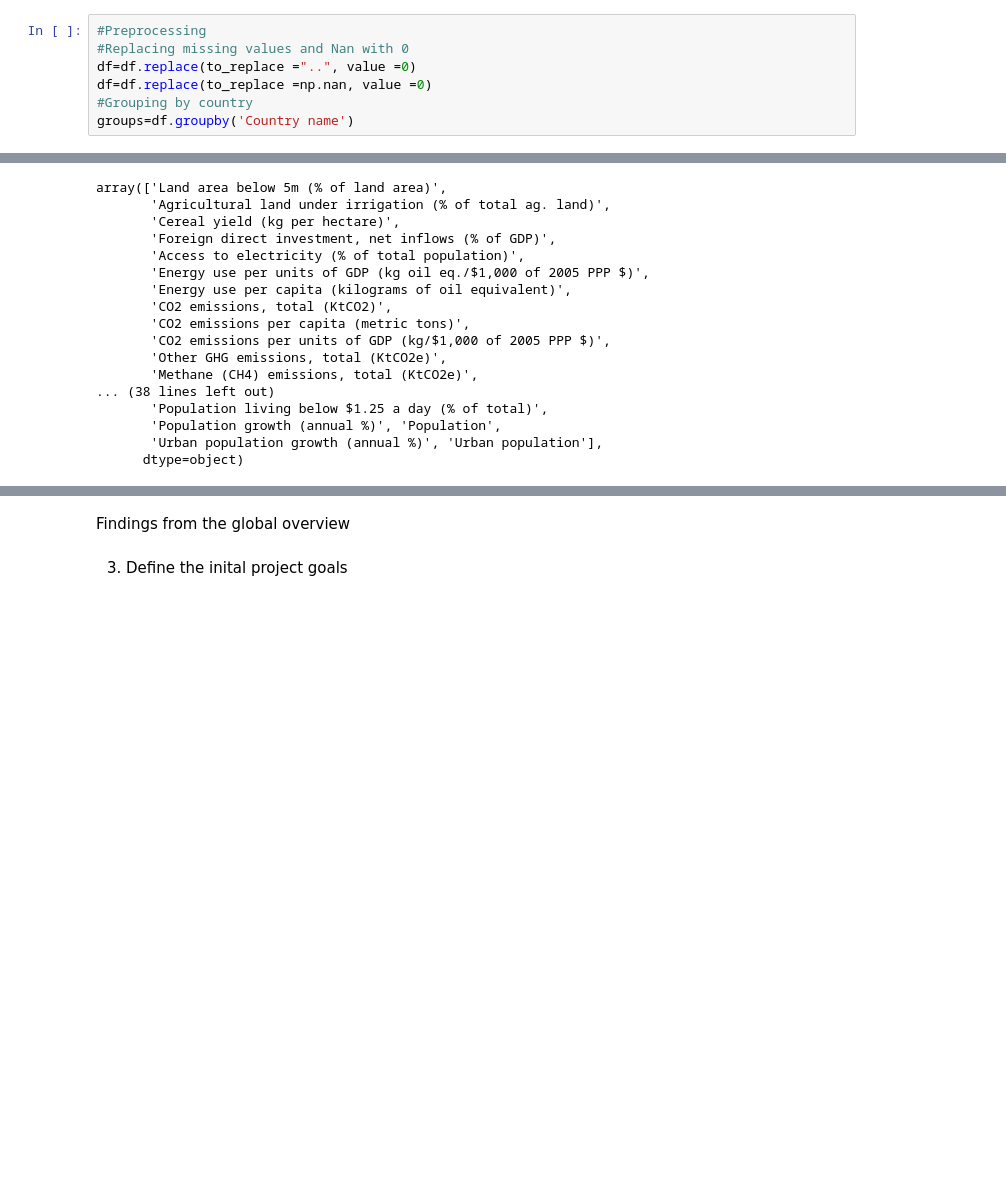
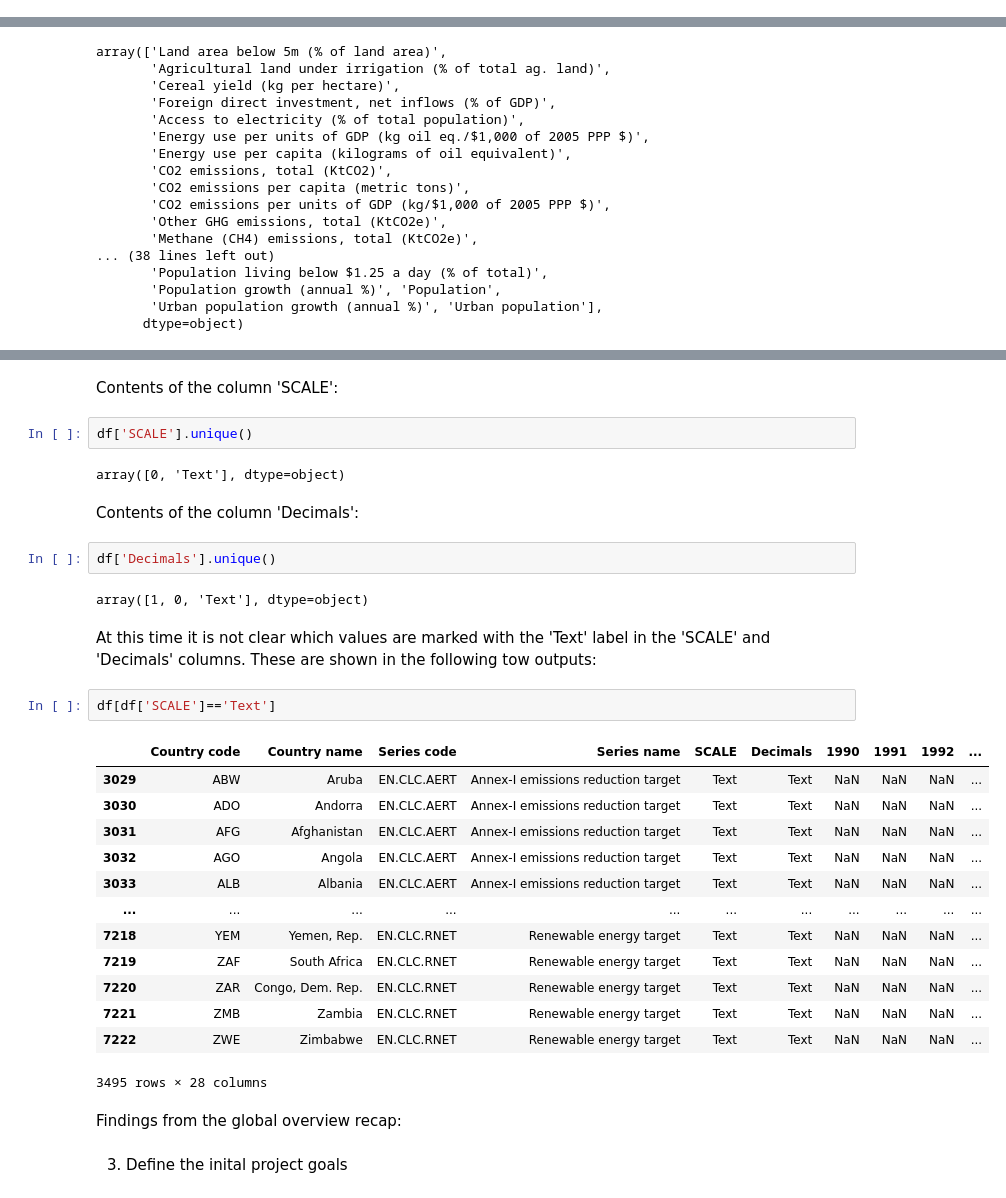
Before and after one commit to andreaPorrazzo/Porrazzo-Analysis-of-climate-change-and-its-potential-impacts, a Jupyter notebook: Porrazzo_Analysis_of_climate_change.ipynb, the cells around one changed output, grey strips where cells are left out. Saved outputs shown, nothing was run; the diff lists cells and outputs as text; blank space fills up the shorter version.

```diff
--- a/Porrazzo_Analysis_of_climate_change.ipynb
+++ b/Porrazzo_Analysis_of_climate_change.ipynb
@@ -39,13 +37,6 @@ The complete Climate Change Dataset is imported into a pandas DataFrame form the
 #read the data from the excel file to a pandas DataFrame
 data=pd.read_excel('/content/drive/MyDrive/Dataset/climate-change-excel.xls')
 df = pd.DataFrame(data)
-# %%
-#Preprocessing
-#Replacing missing values and Nan with 0
-df=df.replace(to_replace ="..", value =0)
-df=df.replace(to_replace =np.nan, value =0)
-#Grouping by country
-groups=df.groupby('Country name')
 # %% [markdown]
 2. Global data overview
 A global overview of the imported data yields the following insights:
@@ -118,4 +132,34 @@ array(['Land area below 5m (% of land area)',
+# %% [markdown]
+Contents of the column 'SCALE':
+# %%
+df['SCALE'].unique()
+# %% [output]
+array([0, 'Text'], dtype=object)
+# %% [markdown]
+Contents of the column 'Decimals':
+# %%
+df['Decimals'].unique()
+# %% [output]
+array([1, 0, 'Text'], dtype=object)
+# %% [markdown]
+At this time it is not clear which values are marked with the 'Text' label in the 'SCALE' and 'Decimals' columns. These are shown in the following tow outputs:
+# %%
+df[df['SCALE']=='Text']
+# %% [output]
+|  | Country code | Country name | Series code | Series name | SCALE | Decimals | 1990 | 1991 | 1992 | ... |
+| 3029 | ABW | Aruba | EN.CLC.AERT | Annex-I emissions reduction target | Text | Text | NaN | NaN | NaN | ... |
+| 3030 | ADO | Andorra | EN.CLC.AERT | Annex-I emissions reduction target | Text | Text | NaN | NaN | NaN | ... |
+| 3031 | AFG | Afghanistan | EN.CLC.AERT | Annex-I emissions reduction target | Text | Text | NaN | NaN | NaN | ... |
+| 3032 | AGO | Angola | EN.CLC.AERT | Annex-I emissions reduction target | Text | Text | NaN | NaN | NaN | ... |
+| 3033 | ALB | Albania | EN.CLC.AERT | Annex-I emissions reduction target | Text | Text | NaN | NaN | NaN | ... |
+| ... | ... | ... | ... | ... | ... | ... | ... | ... | ... | ... |
+| 7218 | YEM | Yemen, Rep. | EN.CLC.RNET | Renewable energy target | Text | Text | NaN | NaN | NaN | ... |
+| 7219 | ZAF | South Africa | EN.CLC.RNET | Renewable energy target | Text | Text | NaN | NaN | NaN | ... |
+| 7220 | ZAR | Congo, Dem. Rep. | EN.CLC.RNET | Renewable energy target | Text | Text | NaN | NaN | NaN | ... |
+| 7221 | ZMB | Zambia | EN.CLC.RNET | Renewable energy target | Text | Text | NaN | NaN | NaN | ... |
+| 7222 | ZWE | Zimbabwe | EN.CLC.RNET | Renewable energy target | Text | Text | NaN | NaN | NaN | ... |
+3495 rows × 28 columns
 # %% [markdown]
-Findings from the global overview
+Findings from the global overview recap:
 # %% [markdown]
 3. Define the inital project goals
```
Also changed, not shown: parts of 9 cells of this notebook.
